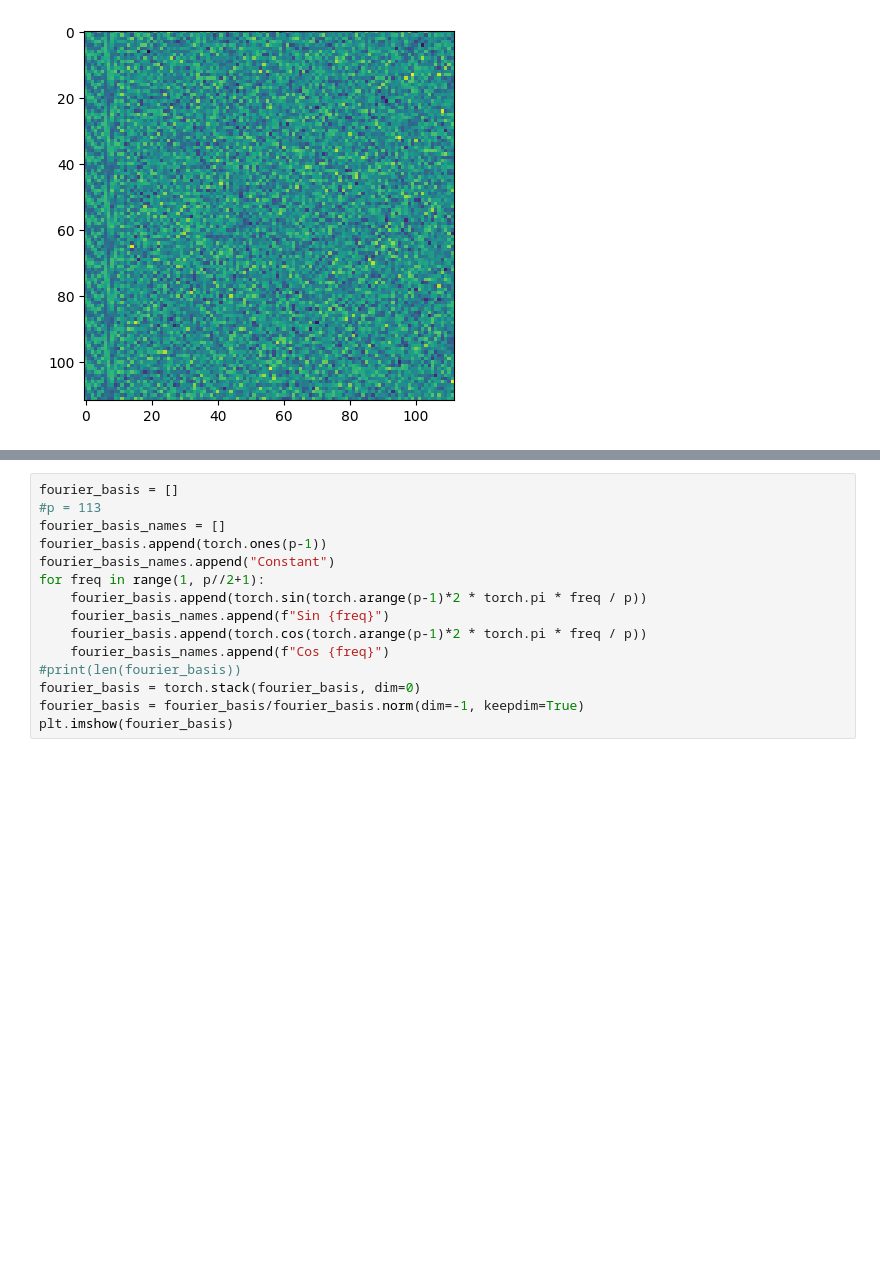
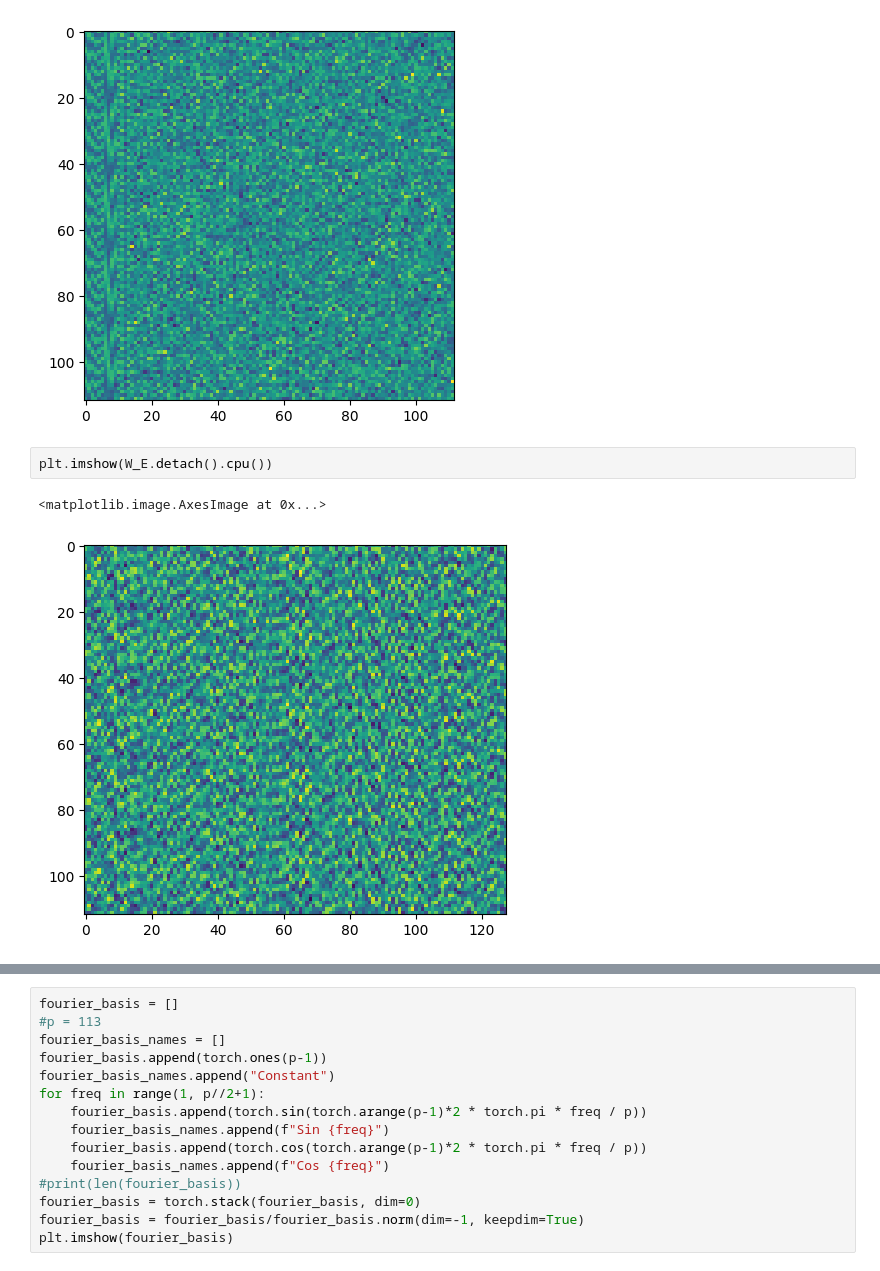
Before and after one commit to seoirsem/Colab_Notebooks, a Jupyter notebook: Modular_Addition.ipynb, the cells around one changed output, grey strips where cells are left out. Saved outputs shown, nothing was run; the diff lists cells and outputs as text; blank space fills up the shorter version.

```diff
--- a/Modular_Addition.ipynb
+++ b/Modular_Addition.ipynb
@@ -334,6 +334,11 @@ plt.imshow(U.detach().cpu())
 # %% [output]
 <matplotlib.image.AxesImage at 0x...>
 [figure]
+# %%
+plt.imshow(W_E.detach().cpu())
+# %% [output]
+<matplotlib.image.AxesImage at 0x...>
+[figure, added]
 # %%
 plt.imshow(U.detach().cpu()[:,:8])
 # %% [output]
```
Also changed, not shown: parts of 1 cell of this notebook.
